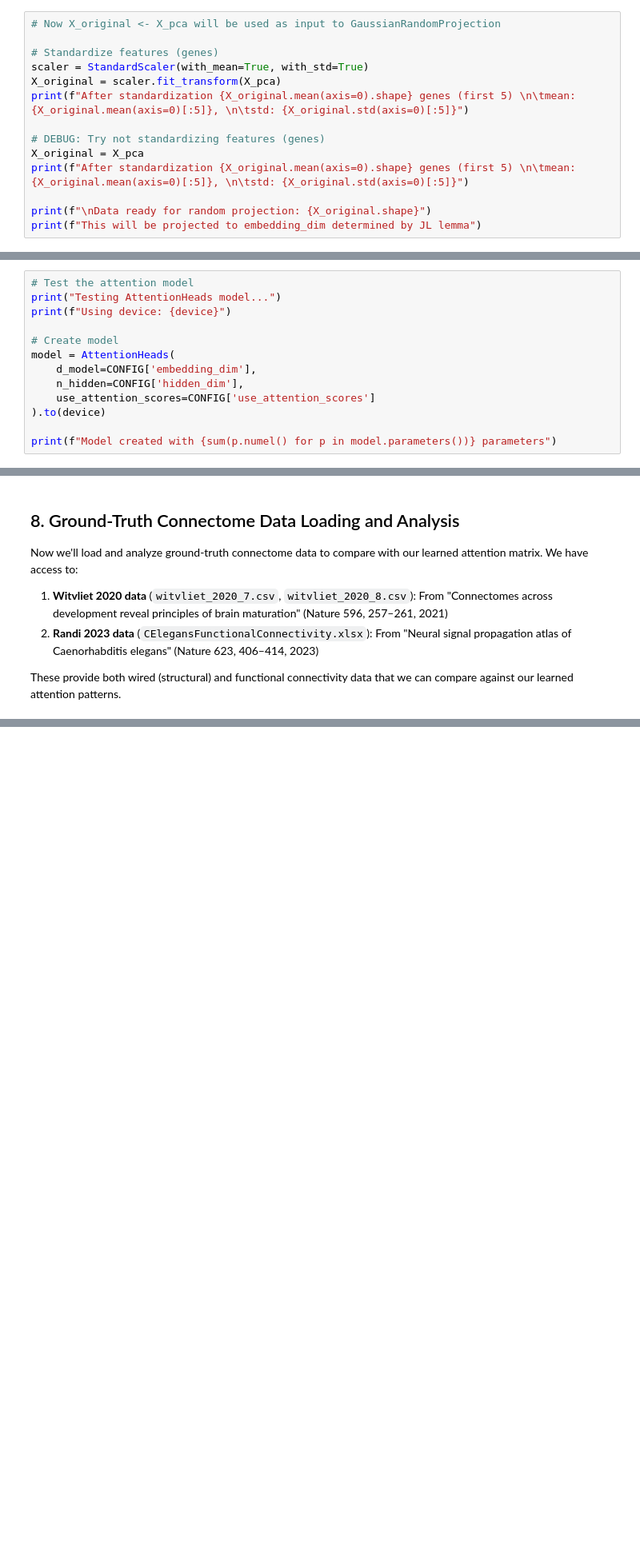
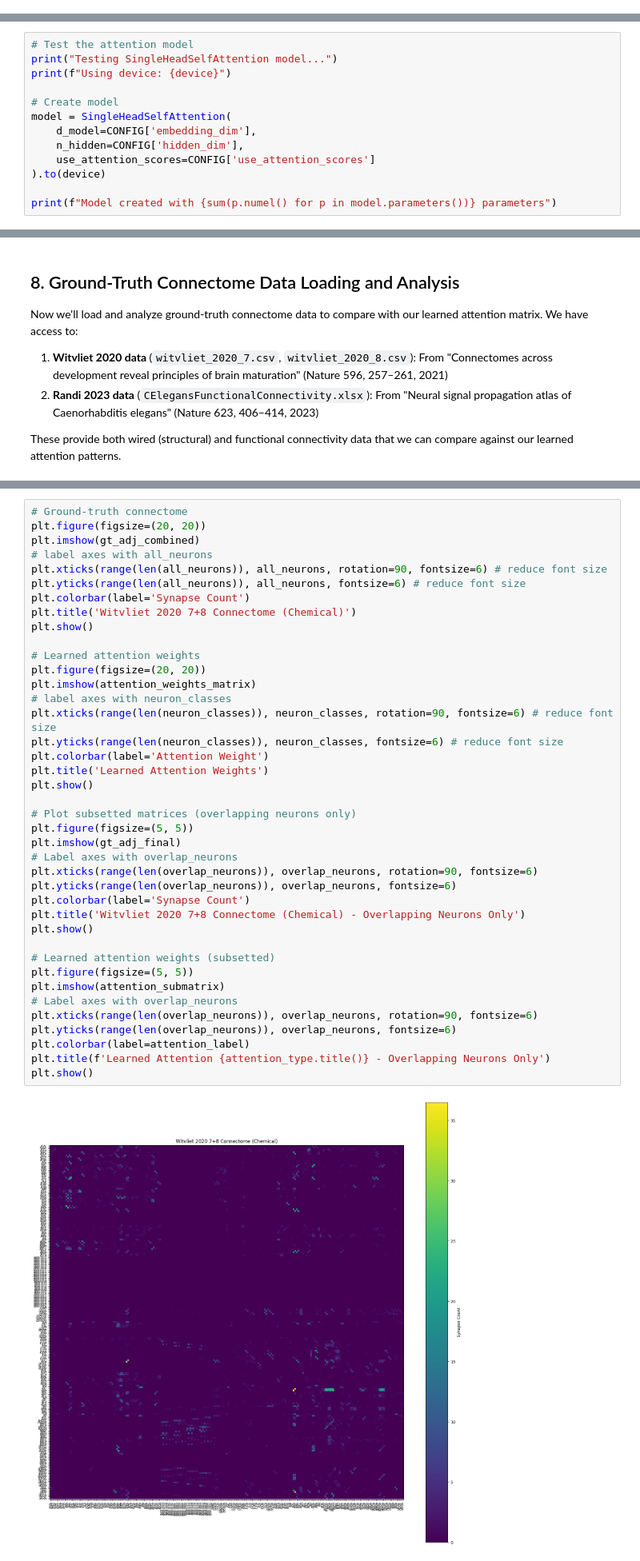
Before and after one commit to qsimeon/worm-learn, a Jupyter notebook: main_notebook.ipynb, the cells around one changed output, grey strips where cells are left out. Shown at 80% size. Drawn from its saved outputs; the diff is of its cells as text; blank space fills up the shorter version.

```diff
--- a/main_notebook.ipynb
+++ b/main_notebook.ipynb
@@ -305,14 +240,0 @@ Number of principal components: 127
-# %%
-# Now X_original <- X_pca will be used as input to GaussianRandomProjection
-
-# Standardize features (genes)
-scaler = StandardScaler(with_mean=True, with_std=True)
-X_original = scaler.fit_transform(X_pca)
-print(f"After standardization {X_original.mean(axis=0).shape} genes (first 5) \n\tmean: {X_original.mean(axis=0)[:5]}, \n\tstd: {X_original.std(axis=0)[:5]}")
-
-# DEBUG: Try not standardizing features (genes)
-X_original = X_pca
-print(f"After standardization {X_original.mean(axis=0).shape} genes (first 5) \n\tmean: {X_original.mean(axis=0)[:5]}, \n\tstd: {X_original.std(axis=0)[:5]}")
-
-print(f"\nData ready for random projection: {X_original.shape}")
-print(f"This will be projected to embedding_dim determined by JL lemma")
@@ -824,10 +750,10 @@ class AttentionHeads(nn.Module):
 # %%
 # Test the attention model
-print("Testing AttentionHeads model...")
+print("Testing SingleHeadSelfAttention model...")
 print(f"Using device: {device}")
 
 # Create model
-model = AttentionHeads(
+model = SingleHeadSelfAttention(
     d_model=CONFIG['embedding_dim'],
     n_hidden=CONFIG['hidden_dim'],
     use_attention_scores=CONFIG['use_attention_scores']
@@ -1529,2 +1460,44 @@ Attention weights vs Combined Witvliet Connectome (Chemical):
   Valid data points: 182
 ============================================================
+# %%
+# Ground-truth connectome
+plt.figure(figsize=(20, 20))
+plt.imshow(gt_adj_combined)
+# label axes with all_neurons
+plt.xticks(range(len(all_neurons)), all_neurons, rotation=90, fontsize=6) # reduce font size
+plt.yticks(range(len(all_neurons)), all_neurons, fontsize=6) # reduce font size
+plt.colorbar(label='Synapse Count')
+plt.title('Witvliet 2020 7+8 Connectome (Chemical)')
+plt.show()
+
+# Learned attention weights
+plt.figure(figsize=(20, 20))
+plt.imshow(attention_weights_matrix)
+# label axes with neuron_classes
+plt.xticks(range(len(neuron_classes)), neuron_classes, rotation=90, fontsize=6) # reduce font size
+plt.yticks(range(len(neuron_classes)), neuron_classes, fontsize=6) # reduce font size
+plt.colorbar(label='Attention Weight')
+plt.title('Learned Attention Weights')
+plt.show()
+
+# Plot subsetted matrices (overlapping neurons only)
+plt.figure(figsize=(5, 5))
+plt.imshow(gt_adj_final)
+# Label axes with overlap_neurons
+plt.xticks(range(len(overlap_neurons)), overlap_neurons, rotation=90, fontsize=6)
+plt.yticks(range(len(overlap_neurons)), overlap_neurons, fontsize=6)
+plt.colorbar(label='Synapse Count')
+plt.title('Witvliet 2020 7+8 Connectome (Chemical) - Overlapping Neurons Only')
+plt.show()
+
+# Learned attention weights (subsetted)
+plt.figure(figsize=(5, 5))
+plt.imshow(attention_submatrix)
+# Label axes with overlap_neurons
+plt.xticks(range(len(overlap_neurons)), overlap_neurons, rotation=90, fontsize=6)
+plt.yticks(range(len(overlap_neurons)), overlap_neurons, fontsize=6)
+plt.colorbar(label=attention_label)
+plt.title(f'Learned Attention {attention_type.title()} - Overlapping Neurons Only')
+plt.show()
+# %% [output]
+[figure, added]
```
Also changed, not shown: parts of 22 cells of this notebook.
